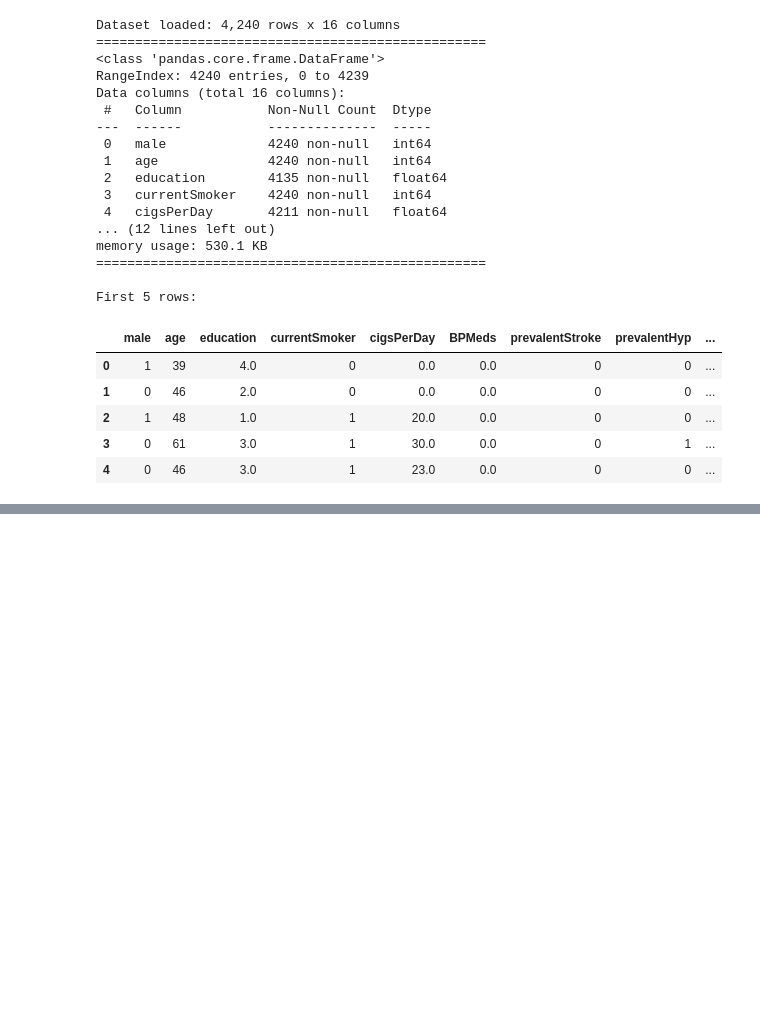
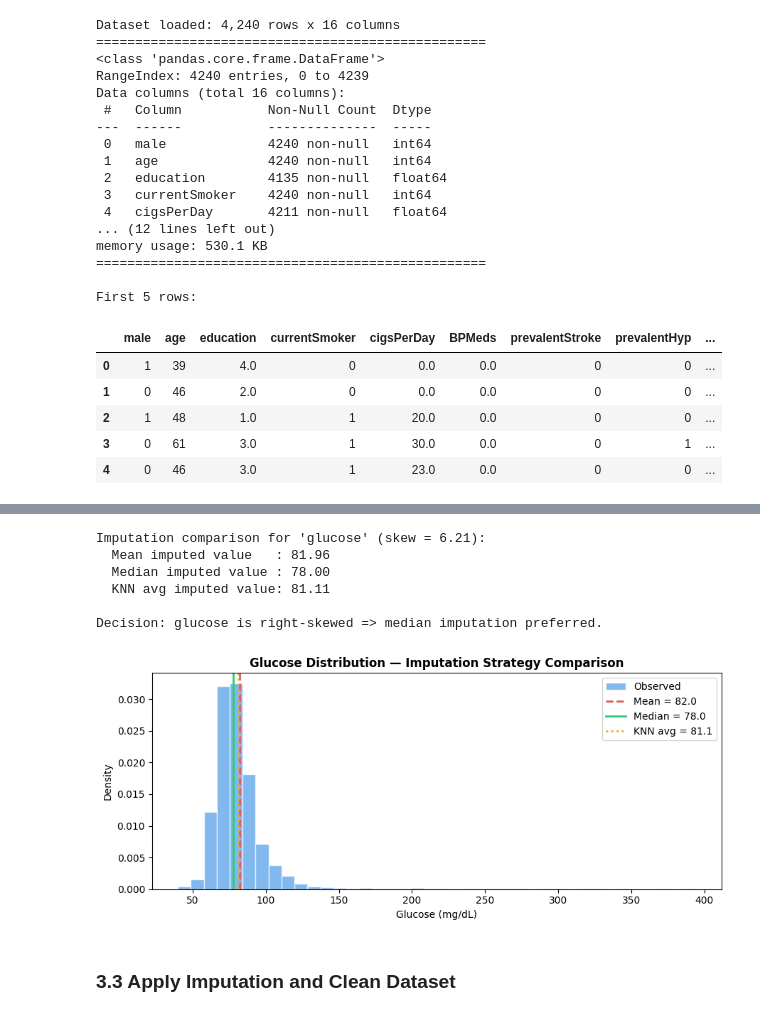
Before and after one commit to olkanth/MSCS_634_Project, a Jupyter notebook: MSCS_634_Project_Deliverable4.ipynb, the cells around one changed output, grey strips where cells are left out. Saved outputs shown, nothing was run; the diff lists cells and outputs as text; code cells hidden in the pictures; blank space fills up the shorter version.

Commit message:
Data preprocessing

```diff
--- a/MSCS_634_Project_Deliverable4.ipynb
+++ b/MSCS_634_Project_Deliverable4.ipynb
@@ -140,0 +198,41 @@ Statistical Summary
+# %%
+# Compare three imputation strategies for glucose
+non_null_glucose = df['glucose'].dropna()
+
+mean_val   = df['glucose'].mean()
+median_val = df['glucose'].median()
+
+# KNN imputation on numeric columns only
+numeric_cols = df.select_dtypes(include=[np.number]).columns.tolist()
+knn_imp = KNNImputer(n_neighbors=5)
+df_knn_temp = pd.DataFrame(knn_imp.fit_transform(df[numeric_cols]), columns=numeric_cols)
+knn_val = df_knn_temp.loc[df['glucose'].isnull(), 'glucose'].mean()
+
+print(f"Imputation comparison for 'glucose' (skew = {non_null_glucose.skew():.2f}):")
+print(f"  Mean imputed value   : {mean_val:.2f}")
+print(f"  Median imputed value : {median_val:.2f}")
+print(f"  KNN avg imputed value: {knn_val:.2f}")
+print("\nDecision: glucose is right-skewed => median imputation preferred.")
+
+fig, ax = plt.subplots(figsize=(9, 4))
+ax.hist(non_null_glucose, bins=40, color='#4C9BE8', edgecolor='white', alpha=0.7, density=True, label='Observed')
+ax.axvline(mean_val,   color='#E05C5C', linestyle='--', lw=2, label=f'Mean = {mean_val:.1f}')
+ax.axvline(median_val, color='#2ECC71', linestyle='-',  lw=2, label=f'Median = {median_val:.1f}')
+ax.axvline(knn_val,    color='#F5A623', linestyle=':',  lw=2, label=f'KNN avg = {knn_val:.1f}')
+ax.set_title('Glucose Distribution — Imputation Strategy Comparison', fontweight='bold')
+ax.set_xlabel('Glucose (mg/dL)')
+ax.set_ylabel('Density')
+ax.legend()
+plt.tight_layout()
+plt.savefig('Visualizations/1_imputation_comparison.png', bbox_inches='tight')
+plt.show()
+# %% [output]
+Imputation comparison for 'glucose' (skew = 6.21):
+  Mean imputed value   : 81.96
+  Median imputed value : 78.00
+  KNN avg imputed value: 81.11
+
+Decision: glucose is right-skewed => median imputation preferred.
+[figure, added]
+# %% [markdown]
+### 3.3 Apply Imputation and Clean Dataset
```
Also changed, not shown: parts of 9 cells of this notebook.
